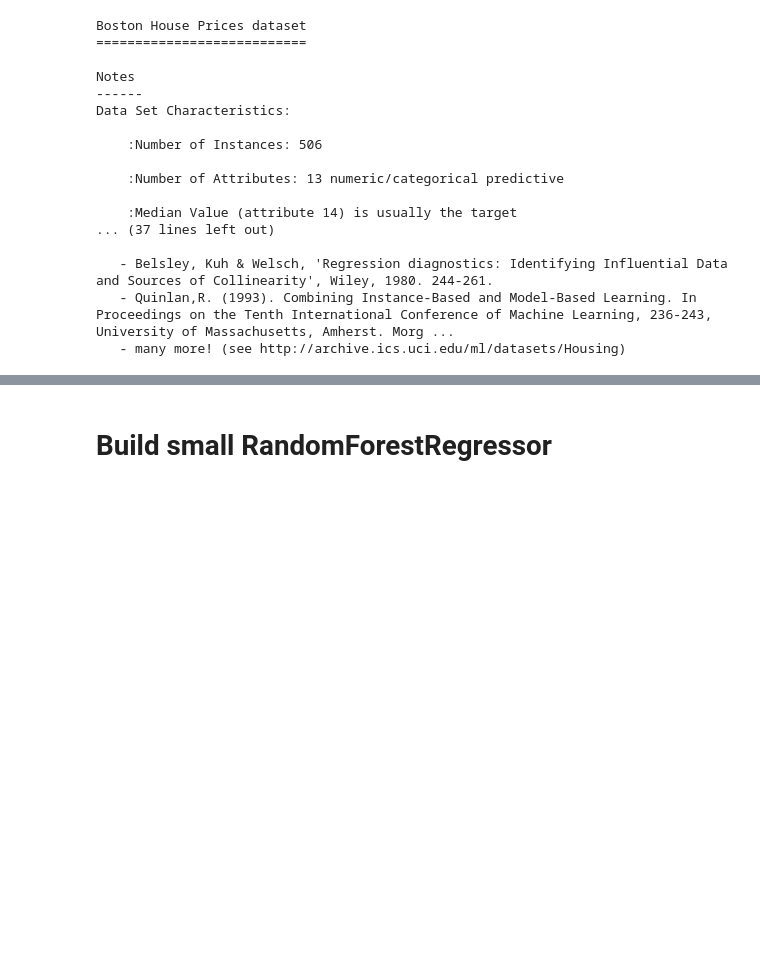
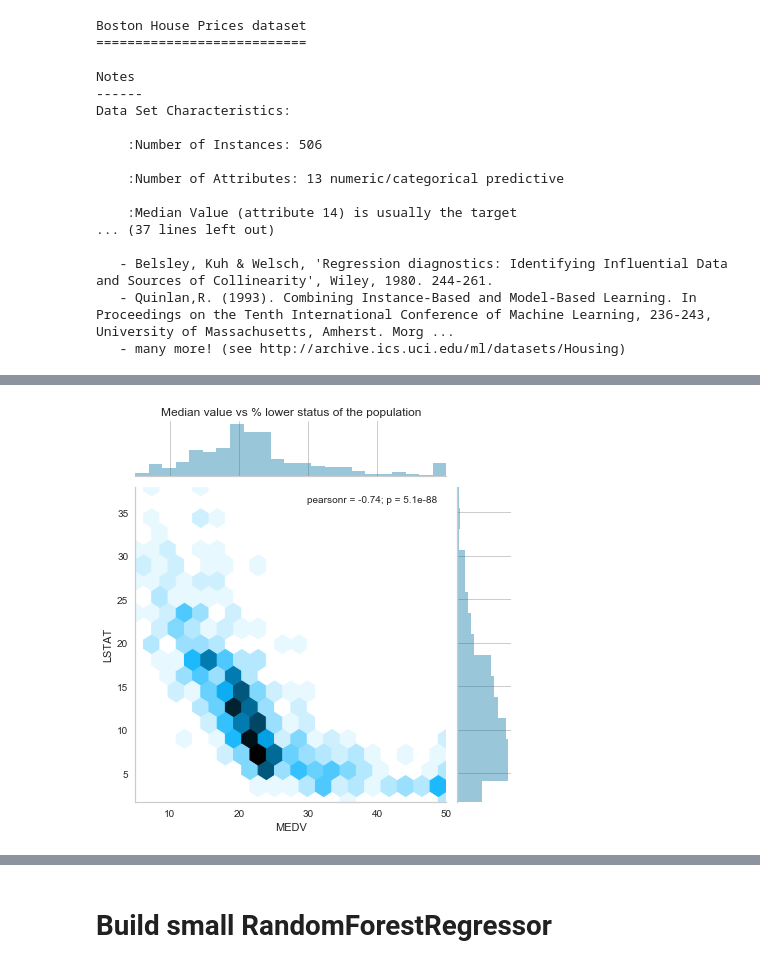
Before and after one commit to ianozsvald/data_science_delivered, a Jupyter notebook: ml_explain_regression_prediction.ipynb, the cells around one changed output, grey strips where cells are left out. Drawn from its saved outputs; the diff is of its cells as text; code cells hidden in the pictures; blank space fills up the shorter version.

```diff
--- a/ml_explain_regression_prediction.ipynb
+++ b/ml_explain_regression_prediction.ipynb
@@ -82,0 +108,5 @@ Data Set Characteristics:
+# %%
+jg = sns.jointplot(df_boston.MEDV, df_boston.LSTAT, kind='hex')
+jg.ax_marg_x.set_title("Median value vs % lower status of the population");
+# %% [output]
+[figure, added]
```
Also changed, not shown: parts of 16 cells of this notebook.
